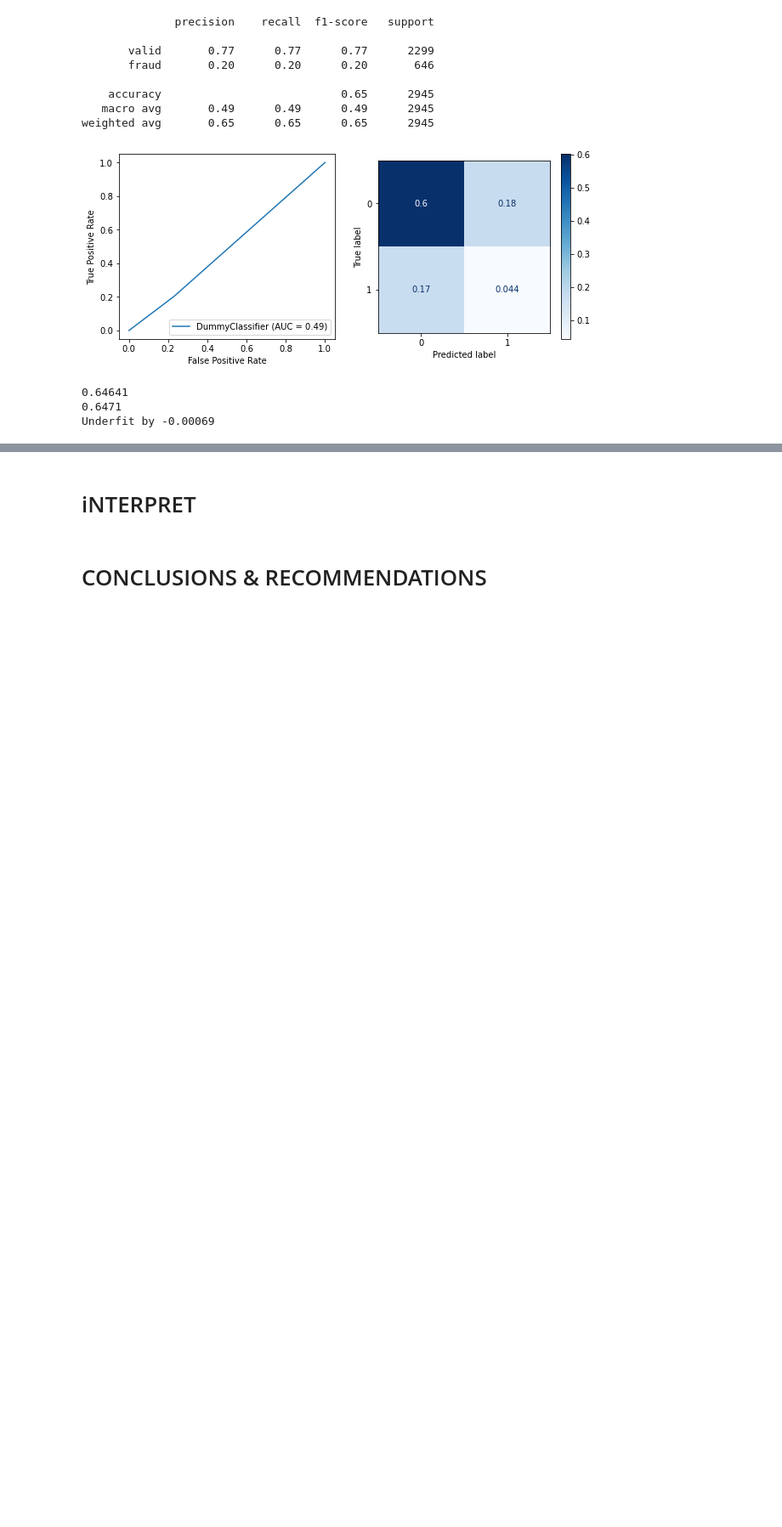
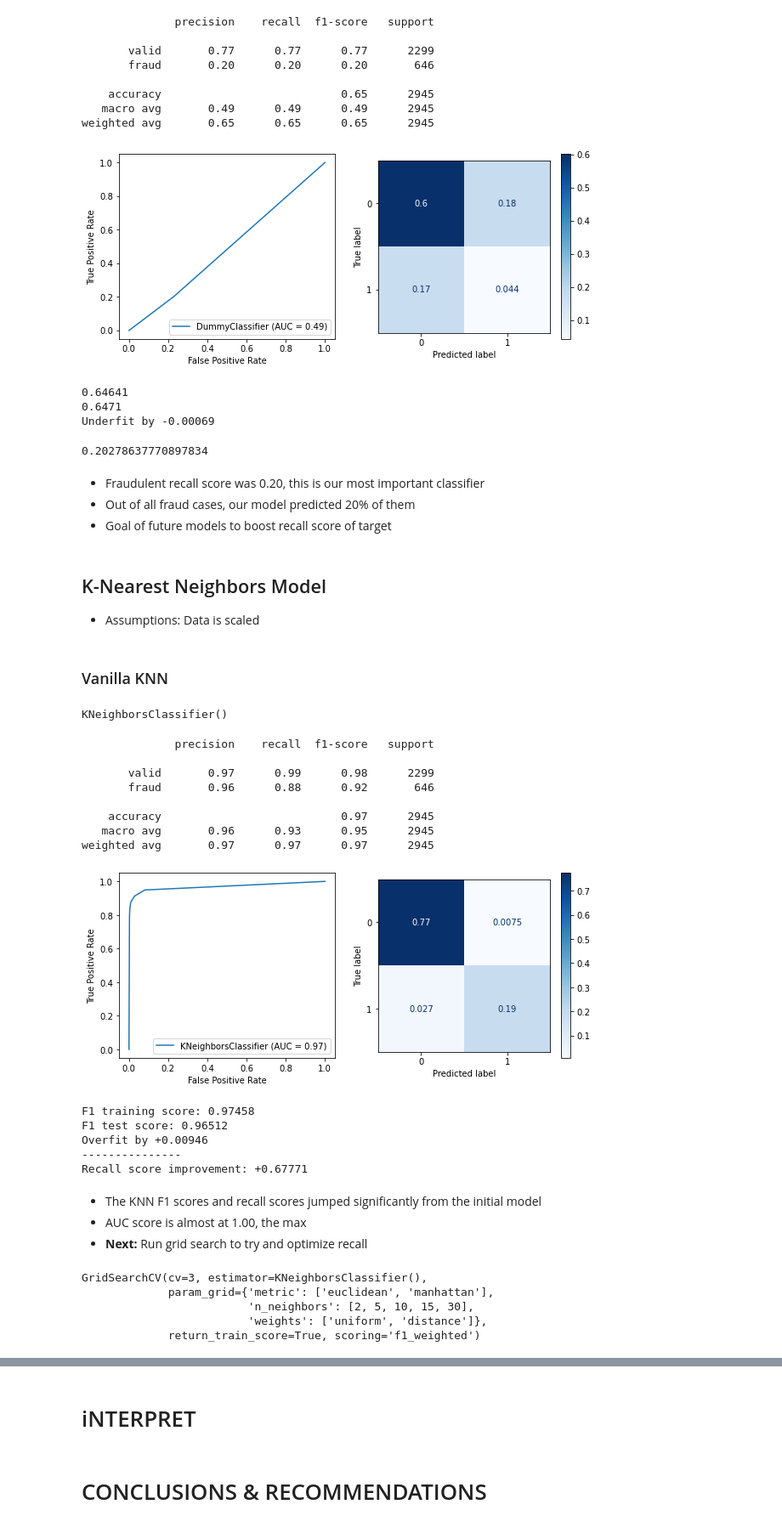
Before and after one commit to kuninethan95/OSEMN, a Jupyter notebook: index_OSEMN.ipynb, the cells around one changed output, grey strips where cells are left out. Shown at 85% size. Drawn from its saved outputs; the diff is of its cells as text; code cells hidden in the pictures; blank space fills up the shorter version.

Commit message:
grid search

```diff
--- a/index_OSEMN.ipynb
+++ b/index_OSEMN.ipynb
@@ -1158,12 +1143,16 @@ def evaluate_model(fit_model, X_train, X_test, y_train, y_test, cmap='Blues', no
     # Using F1 weighted because my data has a class imbalance
     f1_train=round(f1_score(y_train, y_hat_train, average='weighted'),5)
     f1_test=round(f1_score(y_test, y_hat_test, average='weighted'),5)
-    print(f1_train)
-    print(f1_test)
+    recall=round(recall_score(y_test, y_hat_test),5)
+
+    print(f"F1 training score: {f1_train}")
+    print(f"F1 test score: {f1_test}")
     if f1_train > f1_test:
         print(f"Overfit by +{round(f1_train-f1_test,5)}")
     else:
         print(f"Underfit by -{round(f1_test-f1_train,5)}")
+    print('---------------')
+    print(f"Recall score improvement: +{recall-0.20}")
 # %%
 evaluate_model(dummy_clf, X_train_df, X_test_df, y_train, y_test)
 # %% [output]
@@ -1179,3 +1168,47 @@ weighted avg       0.65      0.65      0.65      2945
 0.64641
 0.6471
 Underfit by -0.00069
+# %%
+y_hat_test = dummy_clf.predict(X_test)
+recall_score(y_test, y_hat_test)
+# %% [output]
+0.20278637770897834
+# %% [markdown]
+- Fraudulent recall score was 0.20, this is our most important classifier
+- Out of all fraud cases, our model predicted 20% of them
+- Goal of future models to boost recall score of target
+# %% [markdown]
+## K-Nearest Neighbors Model
+- Assumptions: Data is scaled
+# %% [markdown]
+### Vanilla KNN
+# %%
+# Fit a vanilla KNN model
+
+from sklearn.neighbors import KNeighborsClassifier
+
+knn_clf = KNeighborsClassifier()
+knn_clf.fit(X_train_df, y_train)
+# %% [output]
+KNeighborsClassifier()
+# %%
+evaluate_model(knn_clf, X_train_df, X_test_df, y_train, y_test)
+# %% [output]
+              precision    recall  f1-score   support
+
+       valid       0.97      0.99      0.98      2299
+       fraud       0.96      0.88      0.92       646
+
+    accuracy                           0.97      2945
+   macro avg       0.96      0.93      0.95      2945
+weighted avg       0.97      0.97      0.97      2945
+[figure, added]
+F1 training score: 0.97458
+F1 test score: 0.96512
+Overfit by +0.00946
+---------------
+Recall score improvement: +0.67771
+# %% [markdown]
+- The KNN F1 scores and recall scores jumped significantly from the initial model
+- AUC score is almost at 1.00, the max
+- **Next:** Run grid search to try and optimize recall
@@ -1181,0 +1224,8 @@ Underfit by -0.00069
+# %%
+knn_grid_search.fit(X_train_df, y_train)
+# %% [output]
+GridSearchCV(cv=3, estimator=KNeighborsClassifier(),
+             param_grid={'metric': ['euclidean', 'manhattan'],
+                         'n_neighbors': [2, 5, 10, 15, 30],
+                         'weights': ['uniform', 'distance']},
+             return_train_score=True, scoring='f1_weighted')
```
Also changed, not shown: parts of 13 cells of this notebook.
